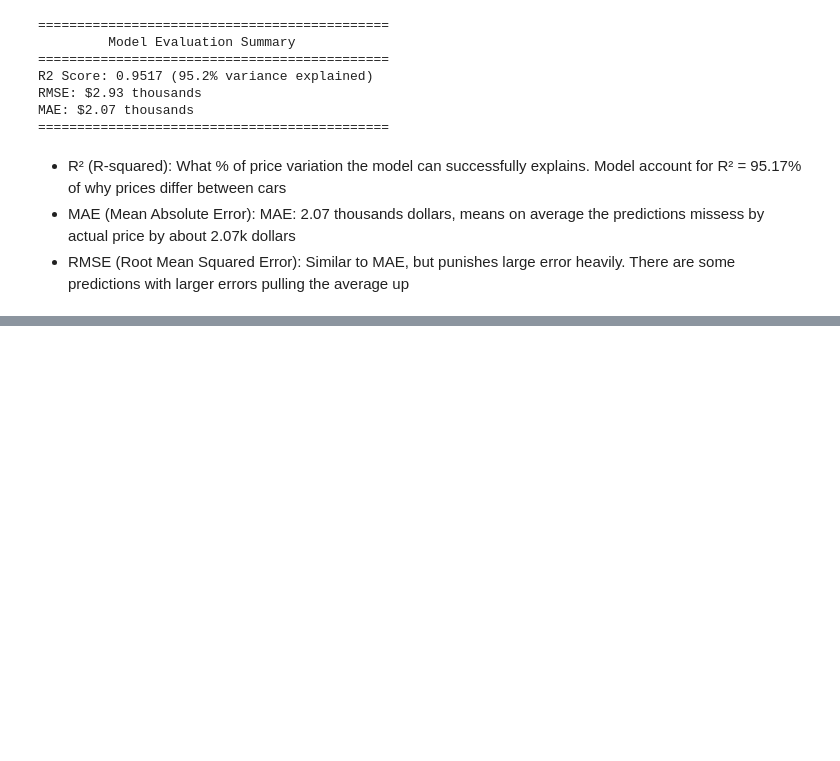
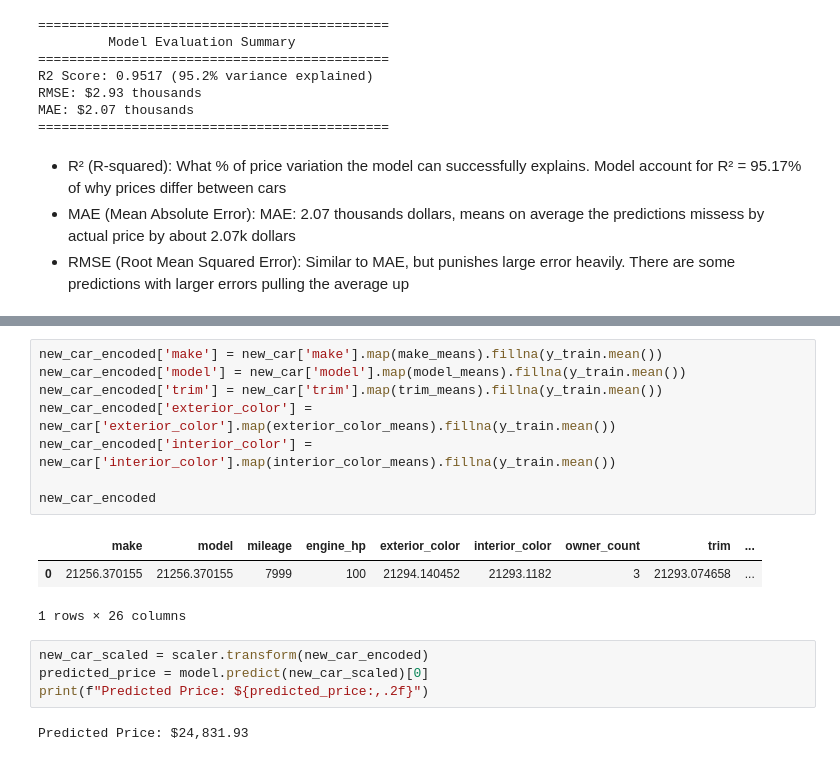
Before and after one commit to Snehil-Raut/Microsoft_AI_Engineering, a Jupyter notebook: Machine_Learning/Linear_Regression/vehicle_price_prediction.ipynb, the cells around one changed output, grey strips where cells are left out. Saved outputs shown, nothing was run; the diff lists cells and outputs as text; blank space fills up the shorter version.

```diff
--- a/Machine_Learning/Linear_Regression/vehicle_price_prediction.ipynb
+++ b/Machine_Learning/Linear_Regression/vehicle_price_prediction.ipynb
@@ -651,0 +683,18 @@ MAE: $2.07 thousands
+# %%
+new_car_encoded['make'] = new_car['make'].map(make_means).fillna(y_train.mean())
+new_car_encoded['model'] = new_car['model'].map(model_means).fillna(y_train.mean())
+new_car_encoded['trim'] = new_car['trim'].map(trim_means).fillna(y_train.mean())
+new_car_encoded['exterior_color'] = new_car['exterior_color'].map(exterior_color_means).fillna(y_train.mean())
+new_car_encoded['interior_color'] = new_car['interior_color'].map(interior_color_means).fillna(y_train.mean())
+
+new_car_encoded
+# %% [output]
+|  | make | model | mileage | engine_hp | exterior_color | interior_color | owner_count | trim | ... |
+| 0 | 21256.370155 | 21256.370155 | 7999 | 100 | 21294.140452 | 21293.1182 | 3 | 21293.074658 | ... |
+1 rows × 26 columns
+# %%
+new_car_scaled = scaler.transform(new_car_encoded)
+predicted_price = model.predict(new_car_scaled)[0]
+print(f"Predicted Price: ${predicted_price:,.2f}")
+# %% [output]
+Predicted Price: $24,831.93
```
Also changed, not shown: parts of 3 cells of this notebook, 3 other files.
